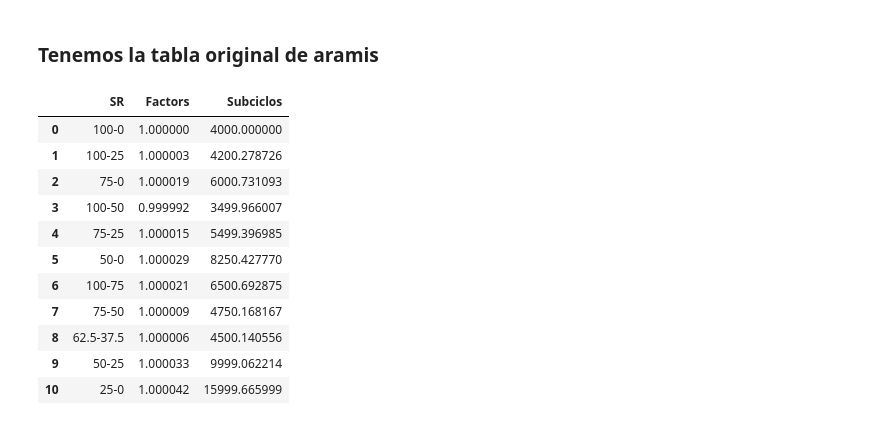
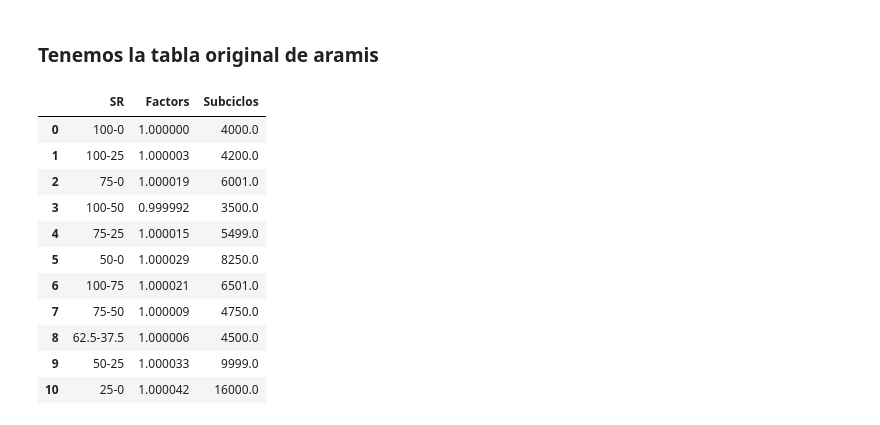
Before and after one commit to AXS-Rose/degradation_model, a Jupyter notebook: aramis_table_explanation.ipynb, the cells around one changed output. Saved outputs shown, nothing was run; the diff lists cells and outputs as text; code cells hidden in the pictures.

```diff
--- a/aramis_table_explanation.ipynb
+++ b/aramis_table_explanation.ipynb
@@ -101,45 +127,45 @@ SR =         ["100-0    ",
               "25-0     ",]
 og08_factors = [1.00000000,
                 1.00000266,
                 1.00001860,
                 0.99999203,
                 1.00001521,
                 1.00002874,
                 1.00002146,
                 1.00000881,
                 1.00000620,
                 1.00003347,
                 1.00004184]
 og_data = list(zip(SR,og08_factors))
 og_headers = ["SR","Factors"]
 df = pd.DataFrame(og_data,columns=og_headers)
 
 # agregamos los subciclos que induce cada factor
 cycles_0 = 4000
 EOL_0 = 0.8
 eta_0 = EOL_0**(1/cycles_0)
 subc_k = []
 
 for factor in df.Factors.values:
     eta_k = factor*eta_0
-    sub_k = 1/(log_a(EOL_0,eta_k))
+    sub_k = np.round(1/(log_a(EOL_0,eta_k)),0)
     subc_k.append(sub_k)
 df["Subciclos"] = subc_k
 
 df
 # %% [output]
 |  | SR | Factors | Subciclos |
-| 0 | 100-0 | 1.000000 | 4000.000000 |
-| 1 | 100-25 | 1.000003 | 4200.278726 |
-| 2 | 75-0 | 1.000019 | 6000.731093 |
-| 3 | 100-50 | 0.999992 | 3499.966007 |
-| 4 | 75-25 | 1.000015 | 5499.396985 |
-| 5 | 50-0 | 1.000029 | 8250.427770 |
-| 6 | 100-75 | 1.000021 | 6500.692875 |
-| 7 | 75-50 | 1.000009 | 4750.168167 |
-| 8 | 62.5-37.5 | 1.000006 | 4500.140556 |
-| 9 | 50-25 | 1.000033 | 9999.062214 |
-| 10 | 25-0 | 1.000042 | 15999.665999 |
+| 0 | 100-0 | 1.000000 | 4000.0 |
+| 1 | 100-25 | 1.000003 | 4200.0 |
+| 2 | 75-0 | 1.000019 | 6001.0 |
+| 3 | 100-50 | 0.999992 | 3500.0 |
+| 4 | 75-25 | 1.000015 | 5499.0 |
+| 5 | 50-0 | 1.000029 | 8250.0 |
+| 6 | 100-75 | 1.000021 | 6501.0 |
+| 7 | 75-50 | 1.000009 | 4750.0 |
+| 8 | 62.5-37.5 | 1.000006 | 4500.0 |
+| 9 | 50-25 | 1.000033 | 9999.0 |
+| 10 | 25-0 | 1.000042 | 16000.0 |
 # %%
 new_cycles = 938
 new_EOL = 0.8 # asumimos que el EOL es el mismo
```
Also changed, not shown: parts of 2 cells of this notebook, 3 other files.
